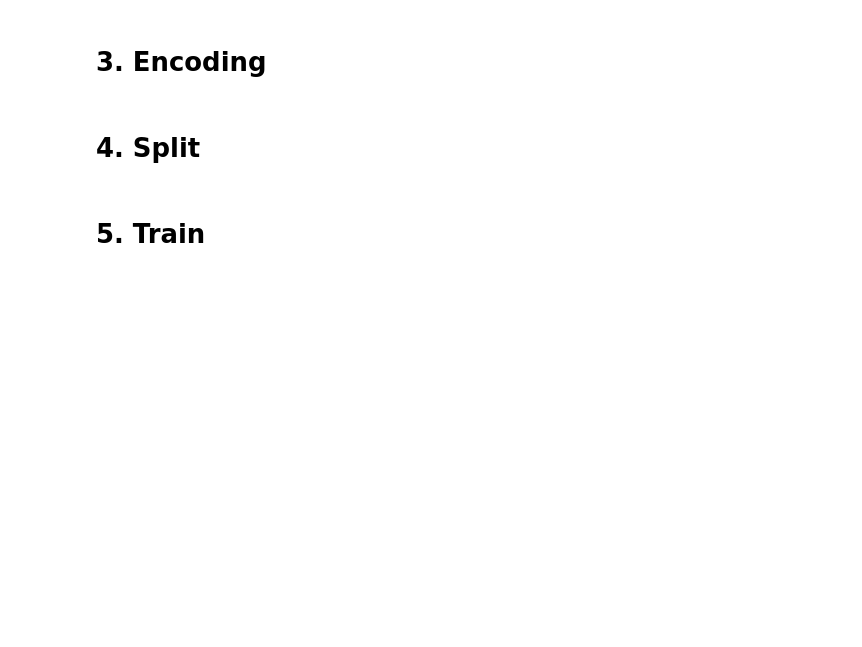
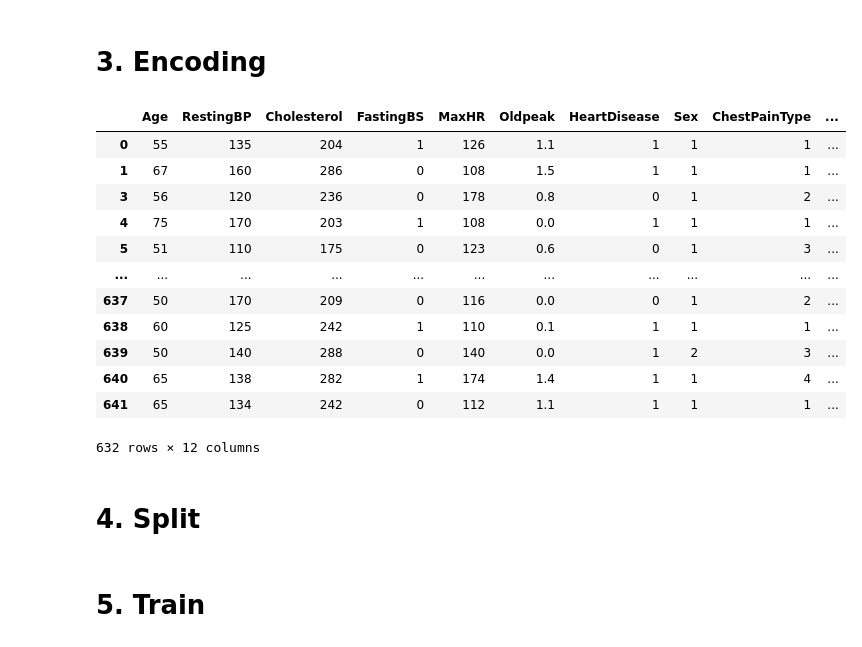
Before and after one commit to MarnickGoossens/AI---ML-Kaggle-challenge, a Jupyter notebook: test.ipynb, the cells around one changed output. Drawn from its saved outputs; the diff is of its cells as text; code cells hidden in the pictures; blank space fills up the shorter version.

```diff
--- a/test.ipynb
+++ b/test.ipynb
@@ -49,11 +48,32 @@ df_train.head(10)
 # 3. Encoding
 # %%
 # Haal al de kolommen uit de dataset
+feature_cols = ['Sex', 'ChestPainType', 'RestingECG', 'ExerciseAngina', 'ST_Slope']
 X = df_train[feature_cols]
 
 # Verander de strings naar integers
 ce_ord = ce.OrdinalEncoder(cols = feature_cols)
 X_cat = ce_ord.fit_transform(X)
+
+for i in feature_cols:
+    del df_train[i]
+
+df_train_clean = pd.merge(df_train, X_cat, right_index = True, left_index = True)
+df_train_clean
+# %% [output]
+|  | Age | RestingBP | Cholesterol | FastingBS | MaxHR | Oldpeak | HeartDisease | Sex | ChestPainType | ... |
+| 0 | 55 | 135 | 204 | 1 | 126 | 1.1 | 1 | 1 | 1 | ... |
+| 1 | 67 | 160 | 286 | 0 | 108 | 1.5 | 1 | 1 | 1 | ... |
+| 3 | 56 | 120 | 236 | 0 | 178 | 0.8 | 0 | 1 | 2 | ... |
+| 4 | 75 | 170 | 203 | 1 | 108 | 0.0 | 1 | 1 | 1 | ... |
+| 5 | 51 | 110 | 175 | 0 | 123 | 0.6 | 0 | 1 | 3 | ... |
+| ... | ... | ... | ... | ... | ... | ... | ... | ... | ... | ... |
+| 637 | 50 | 170 | 209 | 0 | 116 | 0.0 | 0 | 1 | 2 | ... |
+| 638 | 60 | 125 | 242 | 1 | 110 | 0.1 | 1 | 1 | 1 | ... |
+| 639 | 50 | 140 | 288 | 0 | 140 | 0.0 | 1 | 2 | 3 | ... |
+| 640 | 65 | 138 | 282 | 1 | 174 | 1.4 | 1 | 1 | 4 | ... |
+| 641 | 65 | 134 | 242 | 0 | 112 | 1.1 | 1 | 1 | 1 | ... |
+632 rows × 12 columns
 # %% [markdown]
 # 4. Split
 # %%
```
Also changed, not shown: parts of 10 cells of this notebook, 1 other file.
